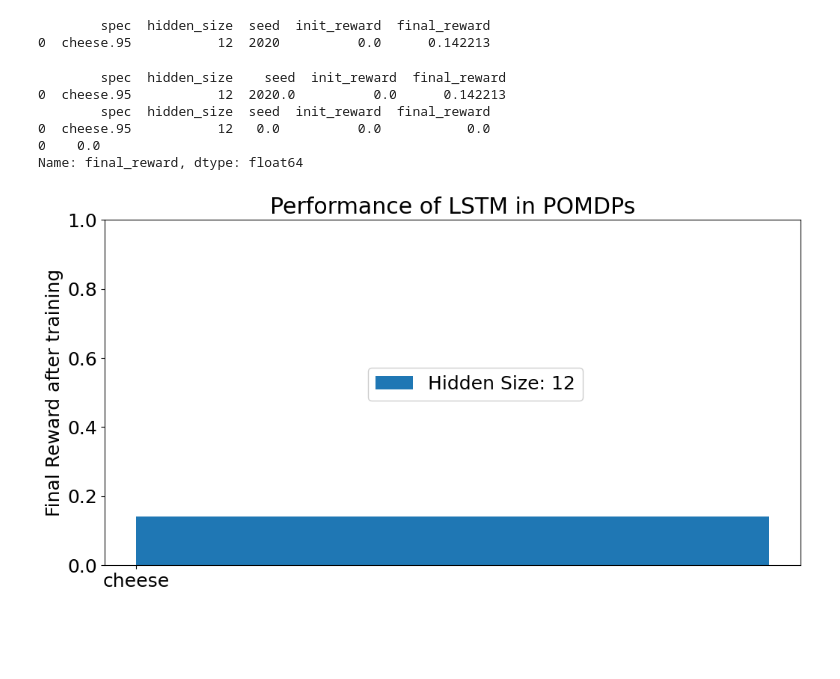
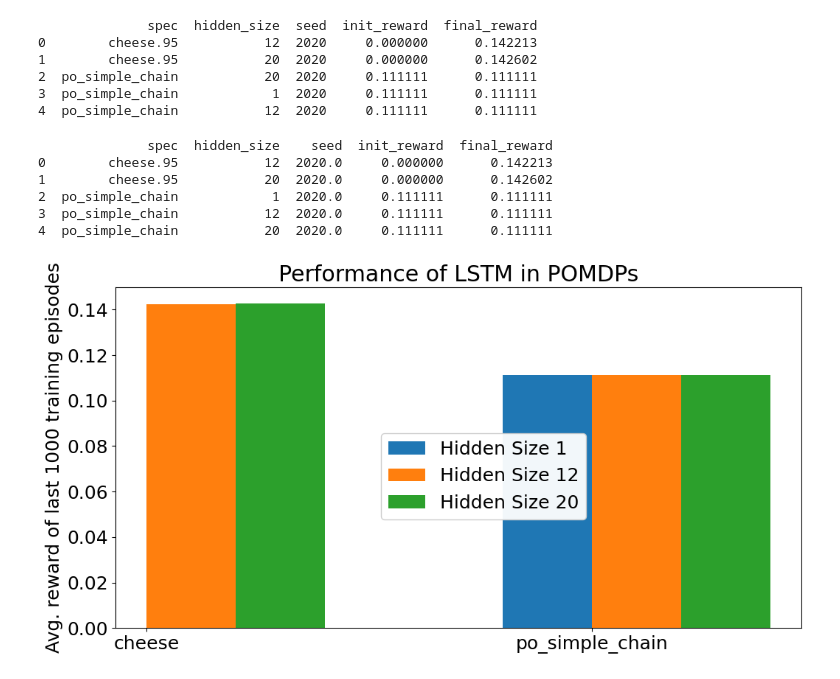
Before and after one commit to taodav/grl, a Jupyter notebook: scripts/plotting/baseline_performance.ipynb, the cells around one changed output. Drawn from its saved outputs; the diff is of its cells as text; code cells hidden in the pictures; blank space fills up the shorter version.

Commit message:
plotting much better now

```diff
--- a/scripts/plotting/baseline_performance.ipynb
+++ b/scripts/plotting/baseline_performance.ipynb
@@ -19,7 +19,7 @@ from grl.utils import load_info
 from definitions import ROOT_DIR
 # %%
 results_dir = Path(ROOT_DIR, 'results', 'baselines')
-results_to_graph = ['cheese_lstm']
+results_to_graph = ['cheese_lstm', 'po_simple_chain_lstm']
 pomdp_files_dir = Path(ROOT_DIR, 'grl', 'environment', 'pomdp_files')
 
 args_to_keep = ['spec', 'hidden_size', 'seed']
@@ -112,14 +97,17 @@ all_res_df = pd.DataFrame(all_results)
 # %%
+# TODO re-integrate solver comparisons?
 cols_to_normalize = ['init_reward', 'final_reward']
-merged_df = all_res_df.merge(compare_to_df, on='spec')
+#merged_df = all_res_df.merge(compare_to_df, on='spec')
 
 # for col_name in cols_to_normalize:
 
-normalized_df = merged_df.copy()
+#normalized_df = merged_df.copy()
 # normalized_df['init_improvement_perf'] = (normalized_df['init_improvement_perf'] - merged_df['init_policy_perf']) / (merged_df['compare_perf'] - merged_df['init_policy_perf'])
 # normalized_df['final_mem_perf'] = (normalized_df['final_mem_perf'] - merged_df['init_policy_perf']) / (merged_df['compare_perf'] - merged_df['init_policy_perf'])
 # del normalized_df['init_policy_perf']
-del normalized_df['compare_perf']
+#del normalized_df['compare_perf']
+
+normalized_df = all_res_df.copy()
 
 
 # all_normalized_perf_results = {}
@@ -134,10 +122,15 @@ del normalized_df['compare_perf']
 #             all_results[hparams][k] = (v - min_v) / (max_v - min_v)
 # %%
 normalized_df.groupby(split_by).mean()
+#print(merged_df)
 print(normalized_df)
 # %% [output]
-        spec  hidden_size  seed  init_reward  final_reward
-0  cheese.95           12  2020          0.0      0.142213
+              spec  hidden_size  seed  init_reward  final_reward
+0        cheese.95           12  2020     0.000000      0.142213
+1        cheese.95           20  2020     0.000000      0.142602
+2  po_simple_chain           20  2020     0.111111      0.111111
+3  po_simple_chain            1  2020     0.111111      0.111111
+4  po_simple_chain           12  2020     0.111111      0.111111
 # %%
 def maybe_spec_map(id: str):
     spec_map = {
@@ -146,46 +139,54 @@ def maybe_spec_map(id: str):
         'paint.95': 'paint',
         'shuttle.95': 'shuttle',
         'example_7': 'ex. 7',
         'tmaze_5_two_thirds_up': 'tmaze',
         'tiger-alt-start': 'tiger'
     }
     if id not in spec_map:
         return id
     return spec_map[id]
 
 groups = normalized_df.groupby(split_by, as_index=False)
 means = groups.mean()
 std_errs = groups.std().fillna(0)
 num_n_hidden = list(sorted(normalized_df['hidden_size'].unique()))
-
+num_spec = list(sorted(normalized_df['spec'].unique()))
+print(means)
 group_width = 1
 bar_width = group_width / (len(num_n_hidden) + 2)
 fig, ax = plt.subplots(figsize=(12, 6))
 
-x = np.arange(len(means))
-xlabels = [maybe_spec_map(l) for l in list(means['spec'])]
+x = np.arange(len(num_spec))
+xlabels = [maybe_spec_map(l) for l in list(means['spec'].unique())]
 
 for i, n_hidden in enumerate(num_n_hidden):
-    ax.bar(x + (i + 2) * bar_width,
-           means[means['hidden_size'] == n_hidden]['final_reward'],
+
+    reward_amts = means[means['hidden_size'] == n_hidden]['final_reward']
+    err_amts = std_errs[std_errs['hidden_size'] == n_hidden]['final_reward']
+    cur_x = x
+    if len(reward_amts) < len(num_spec):
+        cur_x = np.array([i for i, sp in enumerate(num_spec) if sp in list(means[means['hidden_size'] == n_hidden]['spec'])])
+
+    ax.bar(cur_x + (i + 2) * bar_width,
+           reward_amts,
            bar_width,
-           yerr=std_errs[std_errs['hidden_size'] == n_hidden]['final_reward'],
-           label=f"Hidden Size: {int(n_hidden)}")
-ax.set_ylim([0, 1])
-ax.set_ylabel(f'Final Reward after training')
+           yerr=err_amts,
+           label=f"Hidden Size {int(n_hidden)}")
+#ax.set_ylim([0, 1])
+ax.set_ylabel(f'Avg. reward of last 1000 training episodes')
 ax.set_xticks(x + group_width / 2)
 ax.set_xticklabels(xlabels)
 ax.legend(bbox_to_anchor=(0.7, 0.6), framealpha=0.95)
 ax.set_title("Performance of LSTM in POMDPs")
 
 downloads = Path().home() / 'Downloads'
 fig_path = downloads / f"{results_dir.stem}.pdf"
 fig.savefig(fig_path)
 # %% [output]
-        spec  hidden_size    seed  init_reward  final_reward
-0  cheese.95           12  2020.0          0.0      0.142213
-        spec  hidden_size  seed  init_reward  final_reward
-0  cheese.95           12   0.0          0.0           0.0
-0    0.0
-Name: final_reward, dtype: float64
+              spec  hidden_size    seed  init_reward  final_reward
+0        cheese.95           12  2020.0     0.000000      0.142213
+1        cheese.95           20  2020.0     0.000000      0.142602
+2  po_simple_chain            1  2020.0     0.111111      0.111111
+3  po_simple_chain           12  2020.0     0.111111      0.111111
+4  po_simple_chain           20  2020.0     0.111111      0.111111
-[figure, old version]
+[figure, new version]
```
Also changed, not shown: parts of 2 cells of this notebook.
